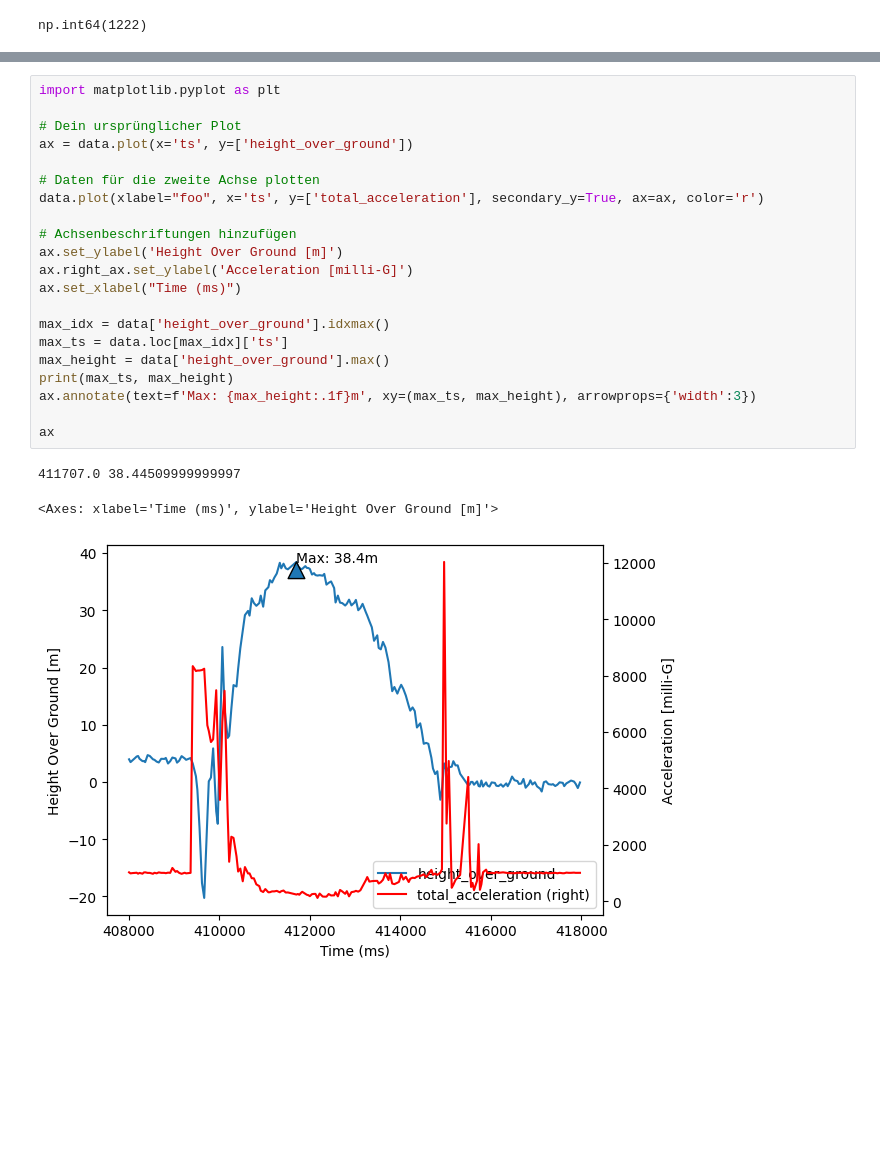
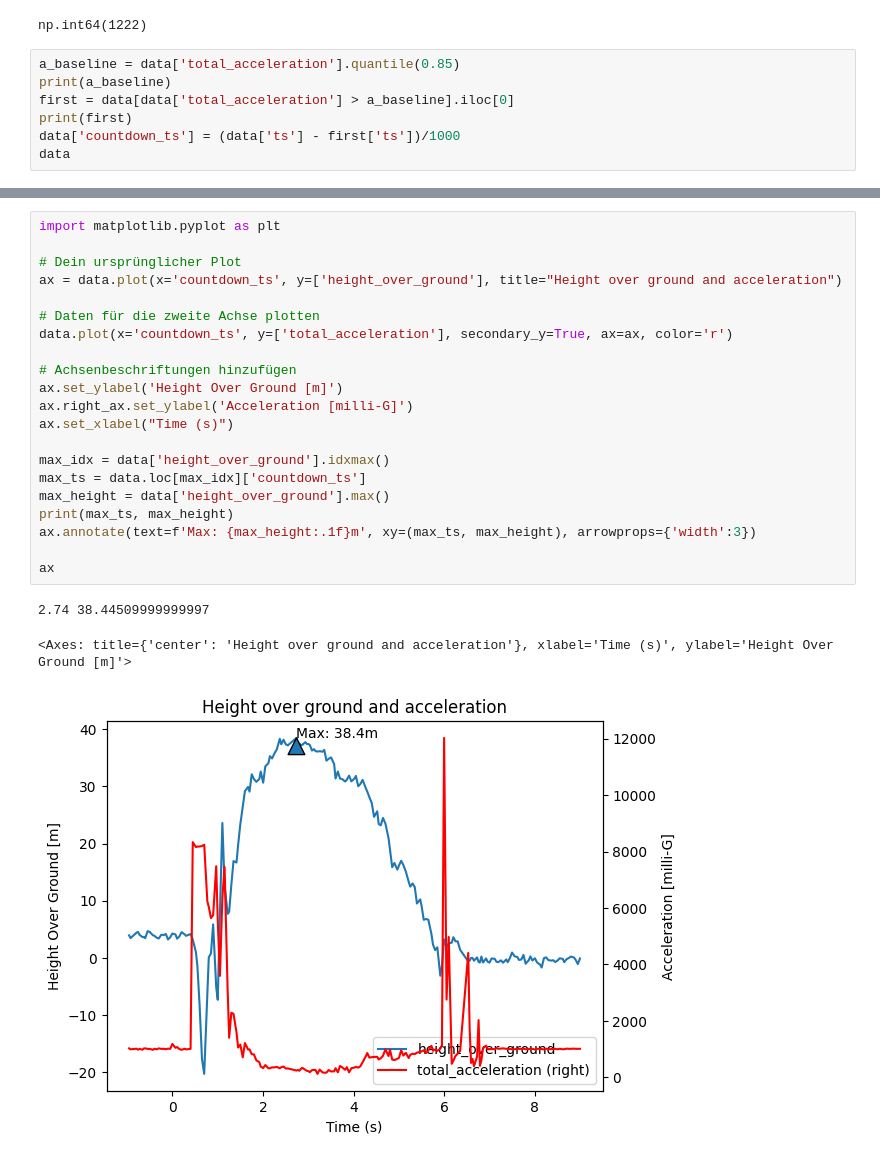
Before and after one commit to tkilla77/ksr_mint_rocketscience, a Jupyter notebook: analysis.ipynb, the cells around one changed output, grey strips where cells are left out. Cells and saved outputs as stored; diff of their text form; blank space fills up the shorter version.

Commit message:
change time axis to use countdown time

```diff
--- a/analysis.ipynb
+++ b/analysis.ipynb
@@ -33,3 +33,10 @@ data = data[data['ts'] > 408000]
 data = data[data['ts'] < 418000]
 # %% [output]
 np.int64(1222)
+# %%
+a_baseline = data['total_acceleration'].quantile(0.85)
+print(a_baseline)
+first = data[data['total_acceleration'] > a_baseline].iloc[0]
+print(first)
+data['countdown_ts'] = (data['ts'] - first['ts'])/1000
+data
@@ -36,25 +71,25 @@ np.int64(1222)
 # %%
 import matplotlib.pyplot as plt
 
 # Dein ursprünglicher Plot
-ax = data.plot(x='ts', y=['height_over_ground'])
+ax = data.plot(x='countdown_ts', y=['height_over_ground'], title="Height over ground and acceleration")
 
 # Daten für die zweite Achse plotten
-data.plot(xlabel="foo", x='ts', y=['total_acceleration'], secondary_y=True, ax=ax, color='r')
+data.plot(x='countdown_ts', y=['total_acceleration'], secondary_y=True, ax=ax, color='r')
 
 # Achsenbeschriftungen hinzufügen
 ax.set_ylabel('Height Over Ground [m]')
 ax.right_ax.set_ylabel('Acceleration [milli-G]')
-ax.set_xlabel("Time (ms)")
+ax.set_xlabel("Time (s)")
 
 max_idx = data['height_over_ground'].idxmax()
-max_ts = data.loc[max_idx]['ts']
+max_ts = data.loc[max_idx]['countdown_ts']
 max_height = data['height_over_ground'].max()
 print(max_ts, max_height)
 ax.annotate(text=f'Max: {max_height:.1f}m', xy=(max_ts, max_height), arrowprops={'width':3})
 
 ax
 # %% [output]
-411707.0 38.44509999999997
+2.74 38.44509999999997
-<Axes: xlabel='Time (ms)', ylabel='Height Over Ground [m]'>
+<Axes: title={'center': 'Height over ground and acceleration'}, xlabel='Time (s)', ylabel='Height Over Ground [m]'>
-[figure, old version]
+[figure, new version]
```
Also changed, not shown: parts of 1 cell of this notebook.
